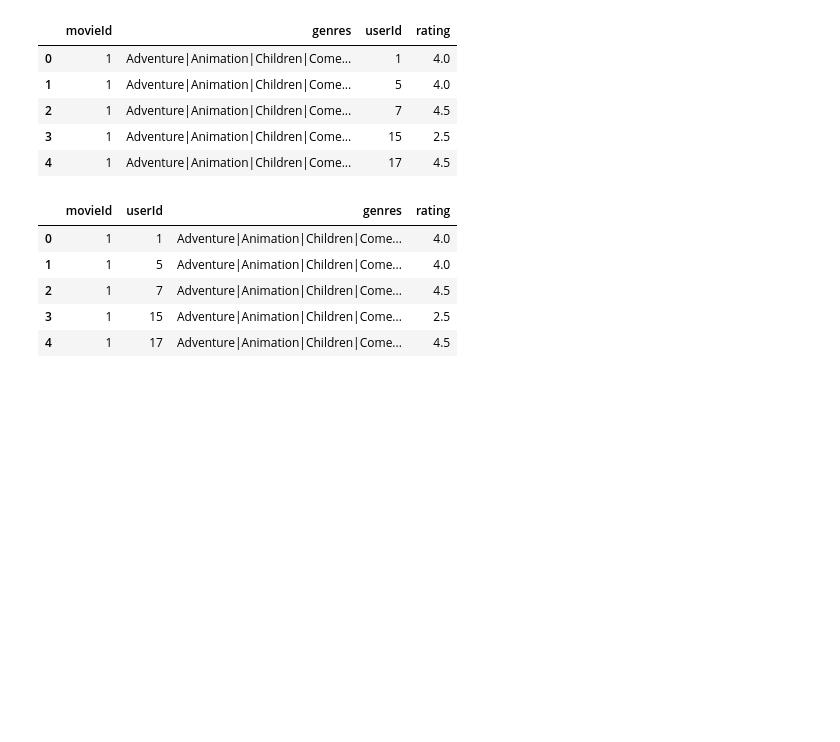
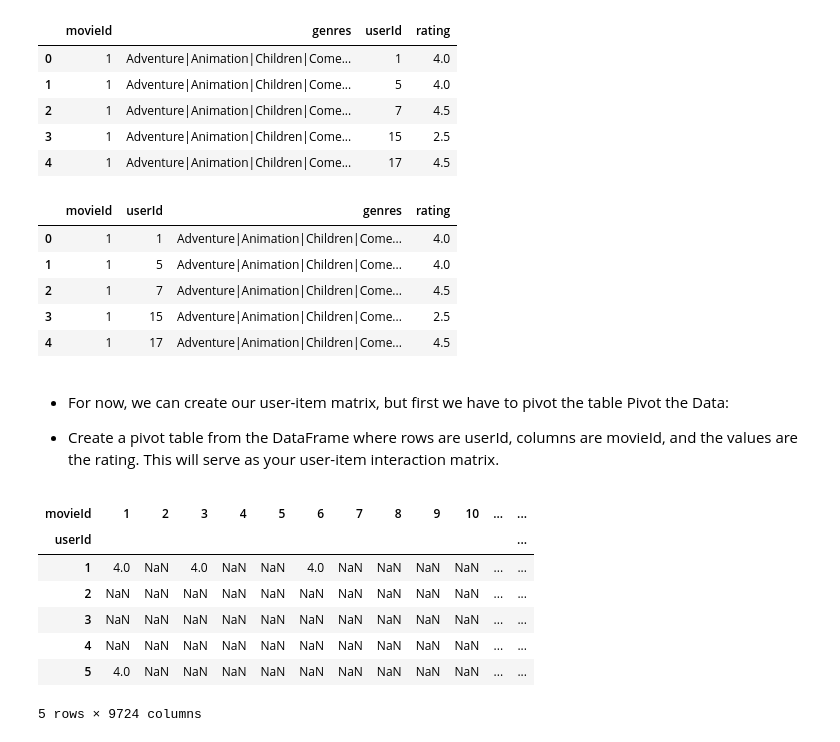
Before and after one commit to ruth-kitasi/Movielens-Recommendation-System, a Jupyter notebook: work_folder/leo.ipynb, the cells around one changed output. Drawn from its saved outputs; the diff is of its cells as text; code cells hidden in the pictures; blank space fills up the shorter version.

Commit message:
EDA- Creating user-item matrix

```diff
--- a/work_folder/leo.ipynb
+++ b/work_folder/leo.ipynb
@@ -413,3 +413,23 @@ df_movies_ratings.head()
 | 2 | 1 | 7 | Adventure|Animation|Children|Come... | 4.5 |
 | 3 | 1 | 15 | Adventure|Animation|Children|Come... | 2.5 |
 | 4 | 1 | 17 | Adventure|Animation|Children|Come... | 4.5 |
+# %% [markdown]
+- For now, we can create our user-item matrix, but first we have to pivot the table
+Pivot the Data:
+
+-   Create a pivot table from the DataFrame where rows are userId, columns are movieId, and the values are the rating. This will serve as your user-item interaction matrix.
+# %%
+# Pivot the data to create the user-item interaction matrix
+user_item_matrix = df_movies_ratings.pivot_table(index='userId', columns='movieId', values='rating')
+
+# Display the pivoted user-item matrix
+user_item_matrix.head()
+# %% [output]
+| movieId | 1 | 2 | 3 | 4 | 5 | 6 | 7 | 8 | 9 | 10 | ... | ... |
+| userId |  |  |  |  |  |  |  |  |  |  |  | ... |
+| 1 | 4.0 | NaN | 4.0 | NaN | NaN | 4.0 | NaN | NaN | NaN | NaN | ... | ... |
+| 2 | NaN | NaN | NaN | NaN | NaN | NaN | NaN | NaN | NaN | NaN | ... | ... |
+| 3 | NaN | NaN | NaN | NaN | NaN | NaN | NaN | NaN | NaN | NaN | ... | ... |
+| 4 | NaN | NaN | NaN | NaN | NaN | NaN | NaN | NaN | NaN | NaN | ... | ... |
+| 5 | 4.0 | NaN | NaN | NaN | NaN | NaN | NaN | NaN | NaN | NaN | ... | ... |
+5 rows × 9724 columns
```
Also changed, not shown: parts of 3 cells of this notebook.
